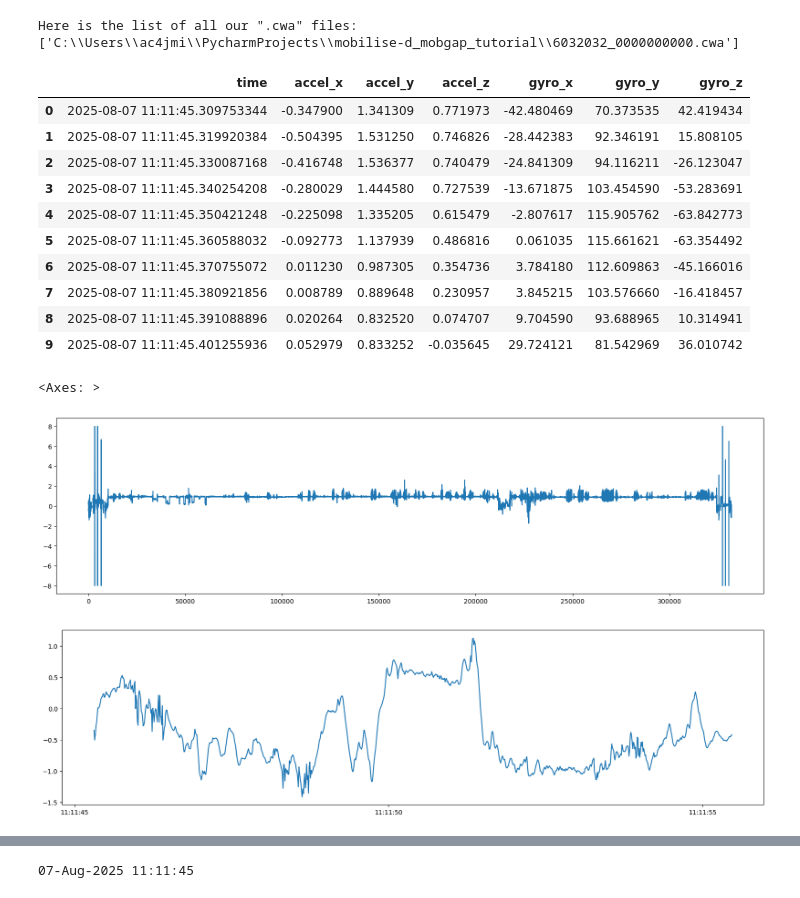
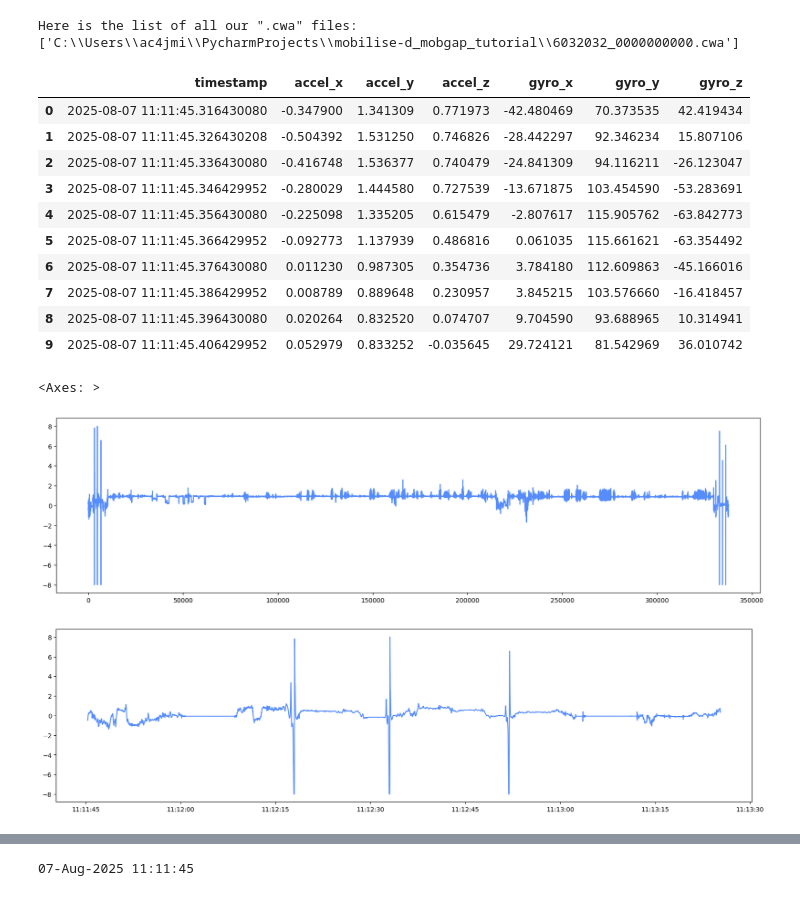
Before and after one commit to uos-mobgap/mobilise-d_mobgap_tutorial, a Jupyter notebook: MobGap_Tutorial.ipynb, the cells around one changed output, grey strips where cells are left out. Drawn from its saved outputs; the diff is of its cells as text; code cells hidden in the pictures.

Commit message:
Updated to use custom CWA read function

```diff
--- a/MobGap_Tutorial.ipynb
+++ b/MobGap_Tutorial.ipynb
@@ -24,44 +32,42 @@ print(cwa_files)
 Here is the list of all our ".cwa" files:
 ['C:\\Users\\ac4jmi\\PycharmProjects\\mobilise-d_mobgap_tutorial\\6032032_0000000000.cwa']
 # %%
-from openmovement.load import CwaData
+from functions import *
 if len(cwa_files) > 1:
     print("Error, more than 1 \".cwa\" file in your folder, make sure you just have your file from today in there!")
 else:
-    with CwaData(cwa_files[0], include_time = True, include_gyro=True, include_temperature=False, include_light=False) as cwa_data:
-        samples = cwa_data.get_samples()
-
+    samples = get_cwa_data(cwa_files[0], resample = True, prints = 0)
 # note that we use display to make things look nice in JuPyter, rather than print.
 # If you want to see why, try replacing the following "display" with "print"...
 display(samples.head(10))
 # %% [output]
-|  | time | accel_x | accel_y | accel_z | gyro_x | gyro_y | gyro_z |
-| 0 | 2025-08-07 11:11:45.309753344 | -0.347900 | 1.341309 | 0.771973 | -42.480469 | 70.373535 | 42.419434 |
-| 1 | 2025-08-07 11:11:45.319920384 | -0.504395 | 1.531250 | 0.746826 | -28.442383 | 92.346191 | 15.808105 |
-| 2 | 2025-08-07 11:11:45.330087168 | -0.416748 | 1.536377 | 0.740479 | -24.841309 | 94.116211 | -26.123047 |
-| 3 | 2025-08-07 11:11:45.340254208 | -0.280029 | 1.444580 | 0.727539 | -13.671875 | 103.454590 | -53.283691 |
-| 4 | 2025-08-07 11:11:45.350421248 | -0.225098 | 1.335205 | 0.615479 | -2.807617 | 115.905762 | -63.842773 |
-| 5 | 2025-08-07 11:11:45.360588032 | -0.092773 | 1.137939 | 0.486816 | 0.061035 | 115.661621 | -63.354492 |
-| 6 | 2025-08-07 11:11:45.370755072 | 0.011230 | 0.987305 | 0.354736 | 3.784180 | 112.609863 | -45.166016 |
-| 7 | 2025-08-07 11:11:45.380921856 | 0.008789 | 0.889648 | 0.230957 | 3.845215 | 103.576660 | -16.418457 |
-| 8 | 2025-08-07 11:11:45.391088896 | 0.020264 | 0.832520 | 0.074707 | 9.704590 | 93.688965 | 10.314941 |
-| 9 | 2025-08-07 11:11:45.401255936 | 0.052979 | 0.833252 | -0.035645 | 29.724121 | 81.542969 | 36.010742 |
+|  | timestamp | accel_x | accel_y | accel_z | gyro_x | gyro_y | gyro_z |
+| 0 | 2025-08-07 11:11:45.316430080 | -0.347900 | 1.341309 | 0.771973 | -42.480469 | 70.373535 | 42.419434 |
+| 1 | 2025-08-07 11:11:45.326430208 | -0.504392 | 1.531250 | 0.746826 | -28.442297 | 92.346234 | 15.807106 |
+| 2 | 2025-08-07 11:11:45.336430080 | -0.416748 | 1.536377 | 0.740479 | -24.841309 | 94.116211 | -26.123047 |
+| 3 | 2025-08-07 11:11:45.346429952 | -0.280029 | 1.444580 | 0.727539 | -13.671875 | 103.454590 | -53.283691 |
+| 4 | 2025-08-07 11:11:45.356430080 | -0.225098 | 1.335205 | 0.615479 | -2.807617 | 115.905762 | -63.842773 |
+| 5 | 2025-08-07 11:11:45.366429952 | -0.092773 | 1.137939 | 0.486816 | 0.061035 | 115.661621 | -63.354492 |
+| 6 | 2025-08-07 11:11:45.376430080 | 0.011230 | 0.987305 | 0.354736 | 3.784180 | 112.609863 | -45.166016 |
+| 7 | 2025-08-07 11:11:45.386429952 | 0.008789 | 0.889648 | 0.230957 | 3.845215 | 103.576660 | -16.418457 |
+| 8 | 2025-08-07 11:11:45.396430080 | 0.020264 | 0.832520 | 0.074707 | 9.704590 | 93.688965 | 10.314941 |
+| 9 | 2025-08-07 11:11:45.406429952 | 0.052979 | 0.833252 | -0.035645 | 29.724121 | 81.542969 | 36.010742 |
 # %%
 samples["accel_x"].plot(figsize = (20, 5)) # note that figsize contains the x and y sizes for the figure. Have a play with these to see what happens.
 # %% [output]
 <Axes: >
-[figure, old version]
+[figure, new version]
 # %%
 import matplotlib.pyplot as plt    # we'll use matplotlib for this plot
 
 start_id = 0    # the first point we want to plot - feel free to change
-end_id = 1000   # the last point we want to plot - feel free to change
+end_id = 10000   # the last point we want to plot - feel free to change
 
 samples_to_plot = samples.iloc[start_id:end_id] # here we make a copy of our table, but use iloc to get just the values from the start_id to the end_id
 
 plt.figure(figsize=(20, 5))                                   # first, we tell matplotlib how big the figure will be.
-plt.plot(samples_to_plot["time"], samples_to_plot["accel_x"]) # next, we plot the x and y axes as columns from our table
+plt.plot(samples_to_plot["timestamp"], samples_to_plot["accel_x"]) # next, we plot the x and y axes as columns from our table
 plt.show()                                                    # finally, we show the figure
 # %% [output]
-[figure, old version]
+[figure, new version]
 # %%
```
Also changed, not shown: parts of 7 cells of this notebook, 2 other files.
